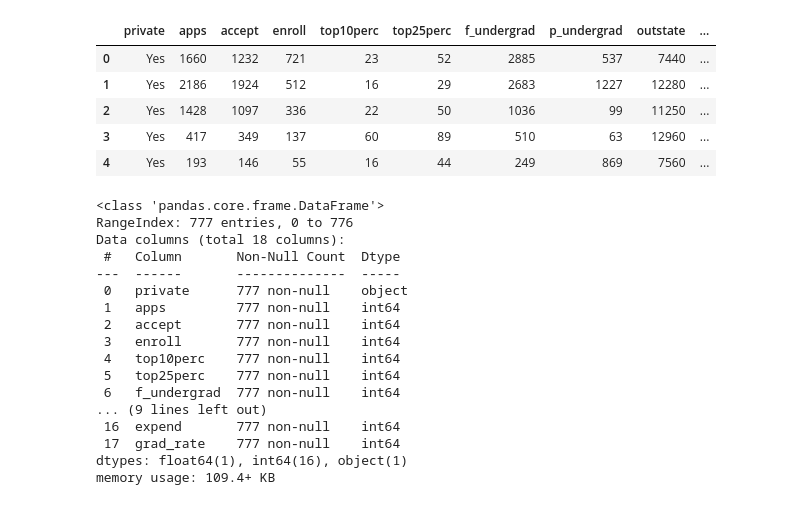
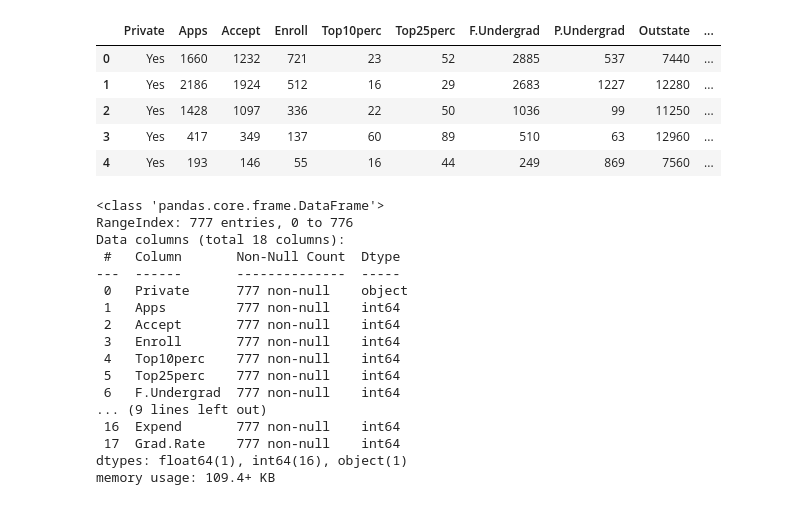
Before and after one commit to daveshubham/prediction-of-college-type, a Jupyter notebook: Final Project.ipynb, the cells around one changed output. Saved outputs shown, nothing was run; the diff lists cells and outputs as text; code cells hidden in the pictures.

```diff
--- a/Final Project.ipynb
+++ b/Final Project.ipynb
@@ -15,9 +15,10 @@ plt.style.use('seaborn')
 # %%
 #Input the data set as a .csv file for easier analysis
-data = pd.read_csv("data.csv")
+
+data = pd.read_csv("College_data.csv")
 data.head()
 # %% [output]
-|  | private | apps | accept | enroll | top10perc | top25perc | f_undergrad | p_undergrad | outstate | ... |
+|  | Private | Apps | Accept | Enroll | Top10perc | Top25perc | F.Undergrad | P.Undergrad | Outstate | ... |
 | 0 | Yes | 1660 | 1232 | 721 | 23 | 52 | 2885 | 537 | 7440 | ... |
 | 1 | Yes | 2186 | 1924 | 512 | 16 | 29 | 2683 | 1227 | 12280 | ... |
 | 2 | Yes | 1428 | 1097 | 336 | 22 | 50 | 1036 | 99 | 11250 | ... |
@@ -31,16 +32,16 @@ RangeIndex: 777 entries, 0 to 776
 Data columns (total 18 columns):
  #   Column       Non-Null Count  Dtype
 ---  ------       --------------  -----
- 0   private      777 non-null    object
- 1   apps         777 non-null    int64
- 2   accept       777 non-null    int64
- 3   enroll       777 non-null    int64
- 4   top10perc    777 non-null    int64
- 5   top25perc    777 non-null    int64
- 6   f_undergrad  777 non-null    int64
+ 0   Private      777 non-null    object
+ 1   Apps         777 non-null    int64
+ 2   Accept       777 non-null    int64
+ 3   Enroll       777 non-null    int64
+ 4   Top10perc    777 non-null    int64
+ 5   Top25perc    777 non-null    int64
+ 6   F.Undergrad  777 non-null    int64
 ... (9 lines left out)
- 16  expend       777 non-null    int64
- 17  grad_rate    777 non-null    int64
+ 16  Expend       777 non-null    int64
+ 17  Grad.Rate    777 non-null    int64
 dtypes: float64(1), int64(16), object(1)
 memory usage: 109.4+ KB
 # %%
```
Also changed, not shown: parts of 45 cells of this notebook.
